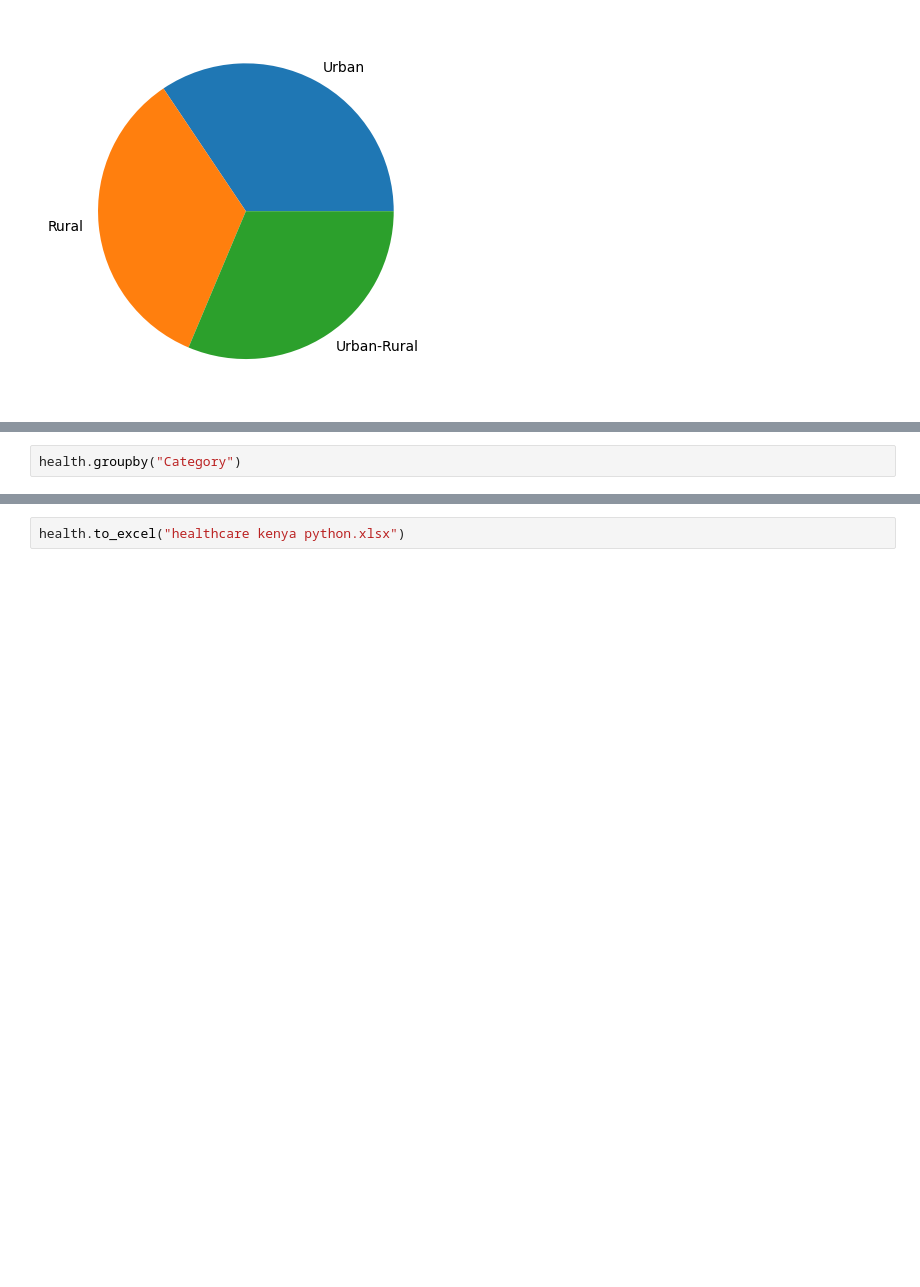
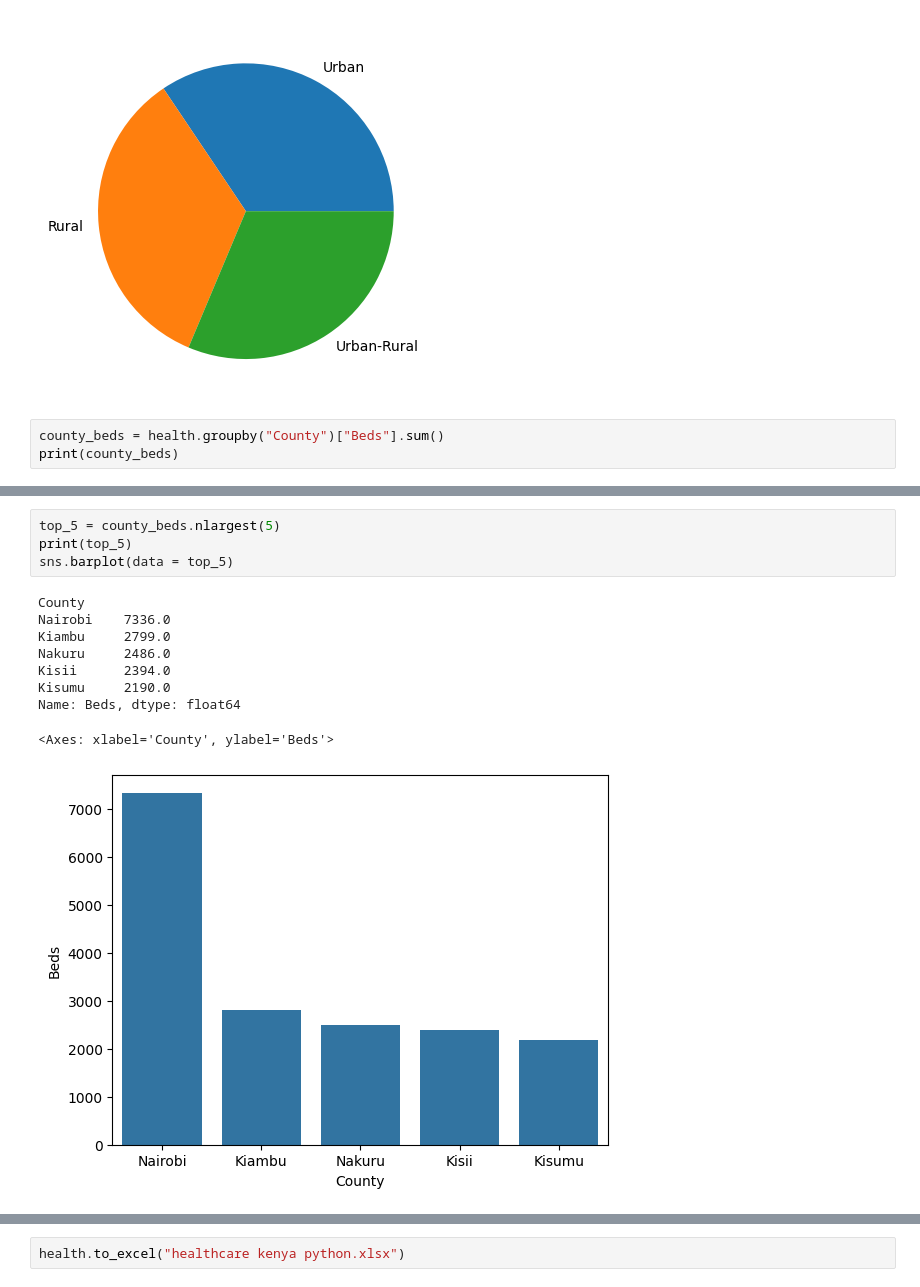
Before and after one commit to RitaAkumu/Healthcare-facilities, a Jupyter notebook: Healthcare dataset kenya.ipynb, the cells around one changed output, grey strips where cells are left out. Drawn from its saved outputs; the diff is of its cells as text; blank space fills up the shorter version.

```diff
--- a/Healthcare dataset kenya.ipynb
+++ b/Healthcare dataset kenya.ipynb
@@ -210,3 +210,6 @@ Name: count, dtype: int64
   Text(-1.094872097244308, -0.1060900121399304, 'Rural'),
   Text(0.608612241860285, -0.9162920599120119, 'Urban-Rural')])
 [figure]
+# %%
+county_beds = health.groupby("County")["Beds"].sum()
+print(county_beds)
@@ -213,2 +234,14 @@ Name: count, dtype: int64
 # %%
-health.groupby("Category")
+top_5 = county_beds.nlargest(5)
+print(top_5)
+sns.barplot(data = top_5)
+# %% [output]
+County
+Nairobi    7336.0
+Kiambu     2799.0
+Nakuru     2486.0
+Kisii      2394.0
+Kisumu     2190.0
+Name: Beds, dtype: float64
+<Axes: xlabel='County', ylabel='Beds'>
+[figure, added]
```
Also changed, not shown: parts of 2 cells of this notebook.
